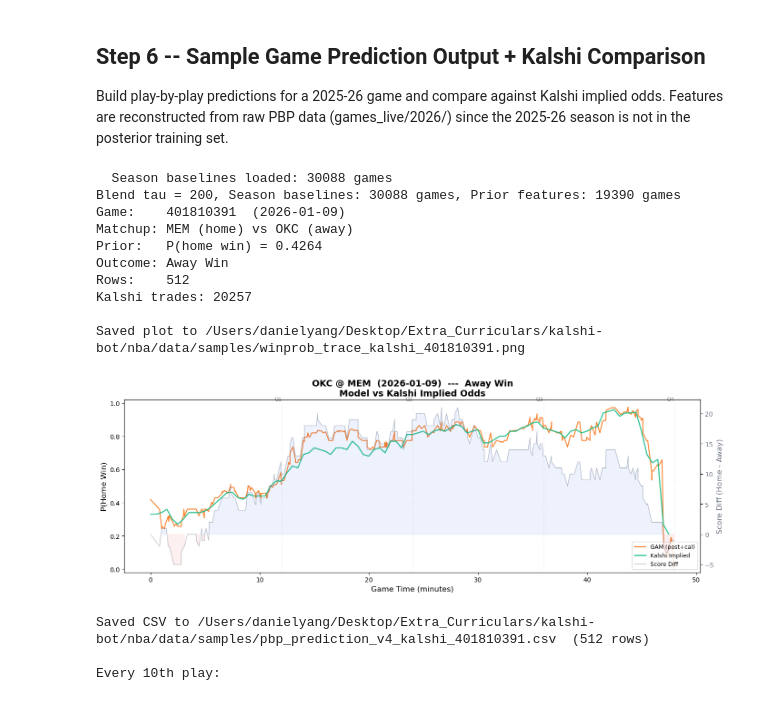
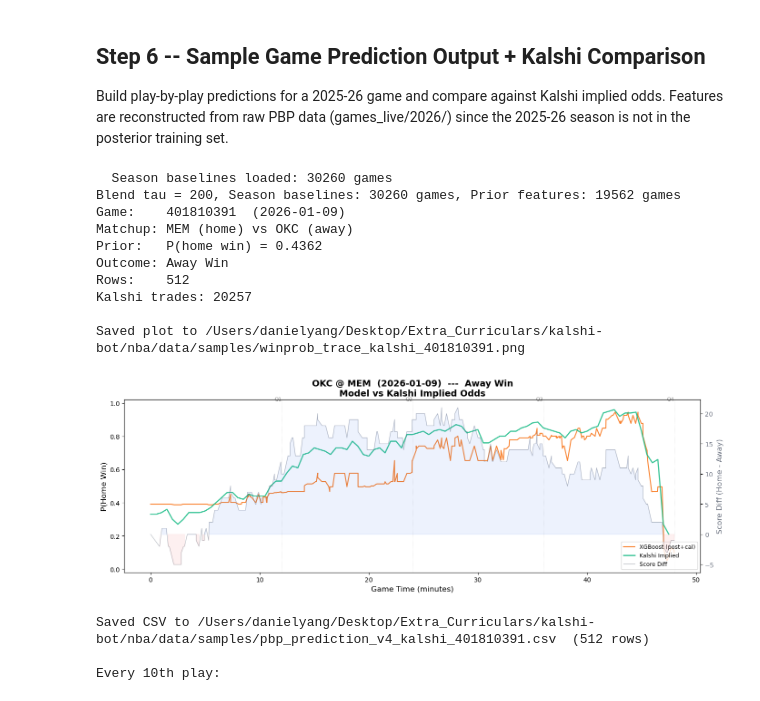
Before and after one commit to danielyang10237/kalshi-trader, a Jupyter notebook: nba/posterior_modeling_research.ipynb, the cells around one changed output. Saved outputs shown, nothing was run; the diff lists cells and outputs as text; code cells hidden in the pictures.

```diff
--- a/nba/posterior_modeling_research.ipynb
+++ b/nba/posterior_modeling_research.ipynb
@@ -1365,0 +1043,19 @@ Reg terminal (t_reg_remaining <= 0.1s, score_diff!=0): 1084 rows
+# %%
+# Boundary / sanity checks
+print('=== Boundary Condition Verification ===\n')
+
+# Check convergence at game end
+for sd in [-5, -3, -2, -1, 0, 1, 2, 3, 5]:
+    row = val.iloc[[0]].copy()
+    for c in XGBOOST_FEATURES:
+        row[c] = 0
+    row["score_diff"] = sd
+    row["t_reg_norm"] = 0.001  # ~3s left
+    row["t_reg_log"] = np.log1p(0.001 * 100) / np.log1p(100)
+    row["pregame_logit"] = 0.0
+    row["is_home_poss_signed"] = 1.0
+    row["poss_x_elapsed"] = 1.0 * (1 - row["t_reg_log"].values[0])
+    p = xgb_pred(row)[0]
+    p_post = postprocess_predictions(np.array([p]), row, best_alpha)[0]
+    p_cal = iso_xgb.predict([p_post])[0]
+    print(f"  score_diff={sd:+2d}, 3s left, home ball: raw={p:.3f} post={p_post:.3f} cal={p_cal:.3f}")
@@ -1442,8 +1140,8 @@ Features are reconstructed from raw PBP data (games_live/2026/) since the 2025-2
 # Build play-by-play predictions for a 2025-26 game + Kalshi implied odds comparison
 
 # -- Load season baselines + tau from saved config --
-_gam_config = joblib.load(ARTIFACTS_DIR / 'gam_config.pkl')
-BLEND_TAU = _gam_config.get('tau', 0)
+_xgb_config = joblib.load(ARTIFACTS_DIR / 'xgb_config.pkl')
+BLEND_TAU = TAU_DEFAULT
 SEASON_BASELINES = load_season_baselines()
 
 # Load prior features (rest, roster quality) from training_games4
@@ -1577,6 +1275,12 @@ def build_game_from_pbp(game_id, data_dir=DATA_DIR):
     })
     for k, v in cols.items():
         result[k] = v.values if hasattr(v, 'values') else v
+    # Default pending FT / dead ball (not detectable from simplified PBP path)
+    result['pending_ft_signed'] = 0
+    result['is_dead_ball'] = 0
+    result['poss_x_elapsed'] = 0.0
+    result['ft_x_elapsed'] = 0.0
+
     result['wallclock'] = pbp['wallclock'].values
 
     # Attach season baselines for blending
@@ -1625,10 +1329,10 @@ for fn in [compute_bonus_features, compute_possession, compute_sample_weights]:
 game_raw['y'] = game_raw['home_win_final'].astype(int)
 
 # Predict -- raw + postprocessed + calibrated
-game_raw['p_gam']  = gam_pred(game_raw)
-game_raw['p_gam_cal']  = iso_gam.predict(game_raw['p_gam'].values)
-game_raw['p_gam_post']  = gam_pred_post(game_raw)
-game_raw['p_gam_post_cal']  = iso_gam_post.predict(game_raw['p_gam_post'].values)
+game_raw['p_xgb']  = xgb_pred(game_raw)
+game_raw['p_xgb_cal']  = iso_xgb_raw.predict(game_raw['p_xgb'].values)
+game_raw['p_xgb_post']  = xgb_pred_post(game_raw)
+game_raw['p_xgb_post_cal']  = iso_xgb.predict(game_raw['p_xgb_post'].values)
 
 # Metadata
 gp = load_game_predictions()
@@ -1684,8 +1388,8 @@ kalshi_binned = kalshi_binned.dropna()
 fig, ax1 = plt.subplots(figsize=(14, 5))
 
 # Win probability lines (left y-axis)
-ax1.plot(game_raw['elapsed_min'], game_raw['p_gam_post_cal'], color='#f97316',
-         linewidth=1.5, alpha=0.9, label='GAM (post+cal)')
+ax1.plot(game_raw['elapsed_min'], game_raw['p_xgb_post_cal'], color='#f97316',
+         linewidth=1.5, alpha=0.9, label='XGBoost (post+cal)')
 ax1.plot(kalshi_binned['elapsed_min'], kalshi_binned['home_implied'],
          color='#10b981', linewidth=1.8, alpha=0.85, label='Kalshi Implied')
 ax1.axhline(0.5, color='grey', linewidth=0.5, linestyle='--', alpha=0.5)
@@ -1738,42 +1442,42 @@ out_cols = [
     'pregame_logit', 'is_ot', 'ot_number',
     'efg_diff', 'ts_diff', 'off_rtg_diff', 'net_pts_last_120',
     'foul_diff', 'is_home_poss_signed',
-    'p_gam', 'p_gam_cal',
-    'p_gam_post', 'p_gam_post_cal',
+    'p_xgb', 'p_xgb_cal',
+    'p_xgb_post', 'p_xgb_post_cal',
     'y',
 ]
 pbp_out = game_raw[out_cols].copy()
 pbp_out.insert(1, 'home_team', home)
 pbp_out.insert(2, 'away_team', away)
 pbp_out = pbp_out.round({
     'pregame_logit': 4, 'efg_diff': 4, 'ts_diff': 4, 'off_rtg_diff': 2,
     'net_pts_last_120': 1, 'foul_diff': 0,
-    'p_gam': 5, 'p_gam_cal': 5,
-    'p_gam_post': 5, 'p_gam_post_cal': 5,
+    'p_xgb': 5, 'p_xgb_cal': 5,
+    'p_xgb_post': 5, 'p_xgb_post_cal': 5,
 })
 
 out_path = SAMPLES_DIR / f'pbp_prediction_v4_kalshi_{SAMPLE_GAME_ID}.csv'
 pbp_out.to_csv(out_path, index=False)
 print(f'Saved CSV to {out_path}  ({len(pbp_out)} rows)')
 
 # Show every 10th row
 print(f'\nEvery 10th play:')
 display_cols = ['period_number', 'sec_remaining_period',
                 'home_score', 'away_score', 'score_diff',
-                'p_gam_post_cal']
+                'p_xgb_post_cal']
 pbp_out[display_cols].iloc[::10]
 # %% [output]
-  Season baselines loaded: 30088 games
-Blend tau = 200, Season baselines: 30088 games, Prior features: 19390 games
+  Season baselines loaded: 30260 games
+Blend tau = 200, Season baselines: 30260 games, Prior features: 19562 games
 Game:    401810391  (2026-01-09)
 Matchup: MEM (home) vs OKC (away)
-Prior:   P(home win) = 0.4264
+Prior:   P(home win) = 0.4362
 Outcome: Away Win
 Rows:    512
 Kalshi trades: 20257
 
 Saved plot to /Users/danielyang/Desktop/Extra_Curriculars/kalshi-bot/nba/data/samples/winprob_trace_kalshi_401810391.png
-[figure, old version]
+[figure, new version]
 Saved CSV to /Users/danielyang/Desktop/Extra_Curriculars/kalshi-bot/nba/data/samples/pbp_prediction_v4_kalshi_401810391.csv  (512 rows)
 
 Every 10th play:
```
Also changed, not shown: parts of 32 cells of this notebook, 55 other files.
